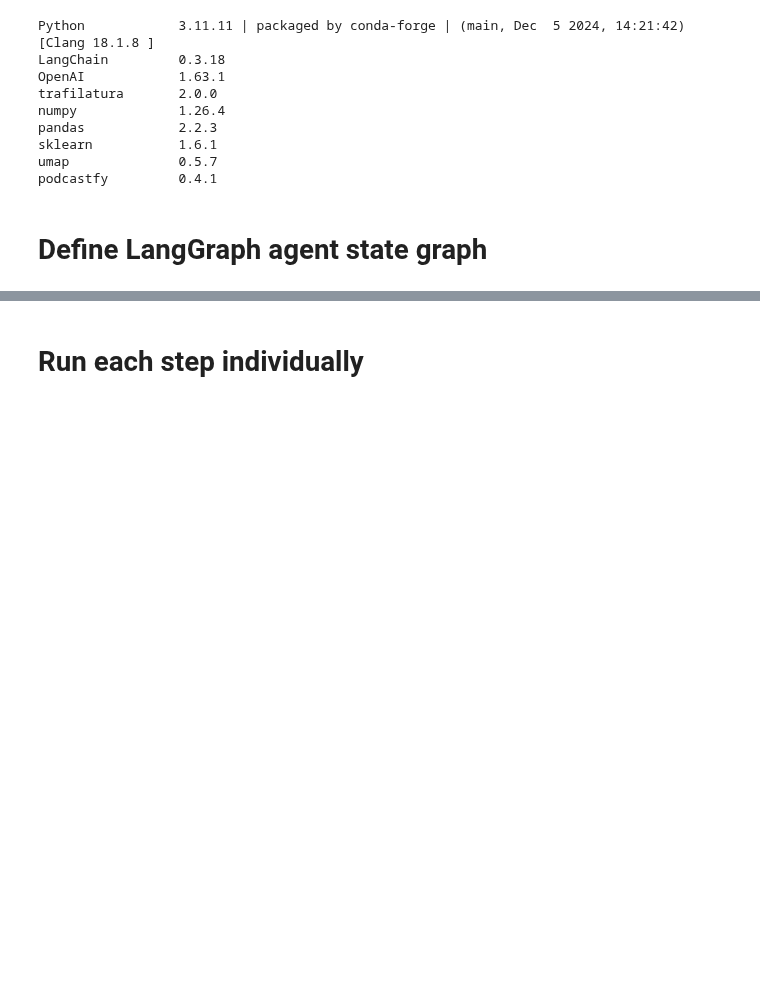
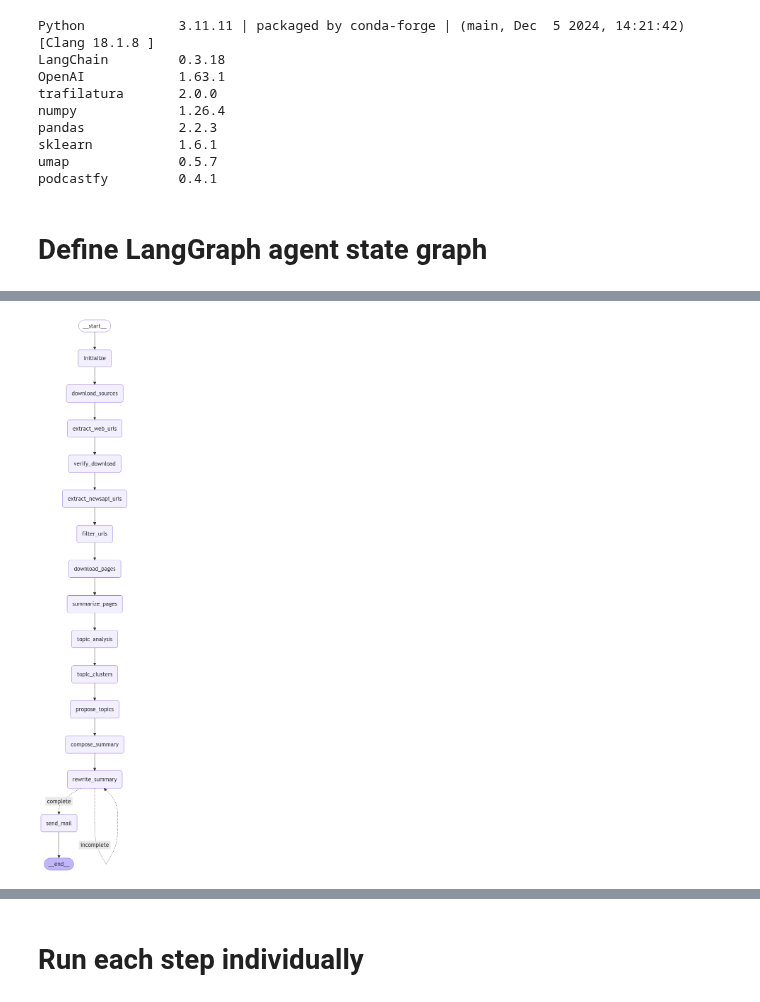
Before and after one commit to druce/AInewsbot, a Jupyter notebook: AInewsbot_langgraph.ipynb, the cells around one changed output, grey strips where cells are left out. Saved outputs shown, nothing was run; the diff lists cells and outputs as text; code cells hidden in the pictures; blank space fills up the shorter version.

```diff
--- a/AInewsbot_langgraph.ipynb
+++ b/AInewsbot_langgraph.ipynb
@@ -359,9 +372,10 @@ def initialize_agent(do_download, before_date):
 # %%
 before_date = None
-before_date = '2025-02-16 18:00'
-do_download = False
+before_date = '2025-02-17 12:00'
+do_download = True
 
 state, lg_agent, thread_id = initialize_agent(do_download, before_date)
 log(f"thread_id: {thread_id}")
 
 display(Image(lg_agent.graph.get_graph().draw_mermaid_png()))
+# %% [output]
@@ -368,3 +384,4 @@ display(Image(lg_agent.graph.get_graph().draw_mermaid_png()))
+[figure, added]
 # %%
 config = {"configurable": {"thread_id": thread_id}}
 state = lg_agent.run(state, config)
```
Also changed, not shown: parts of 26 cells of this notebook, 9 other files.
